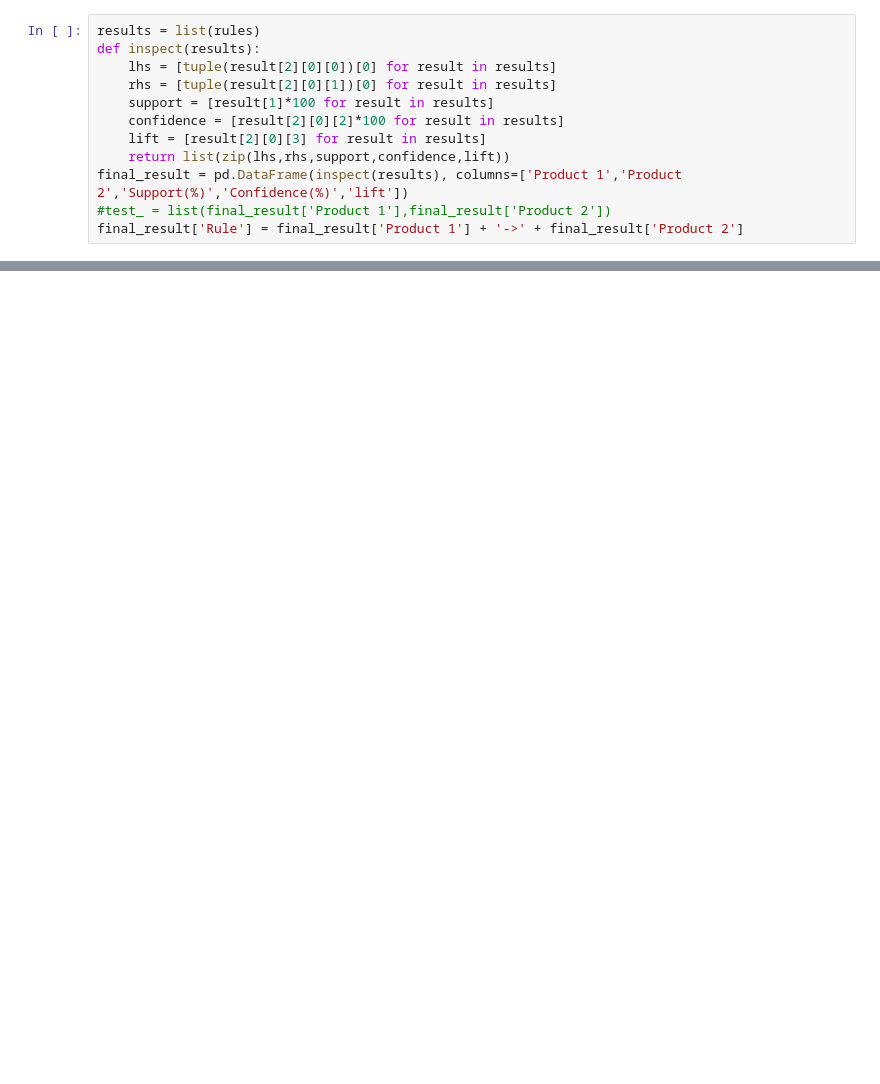
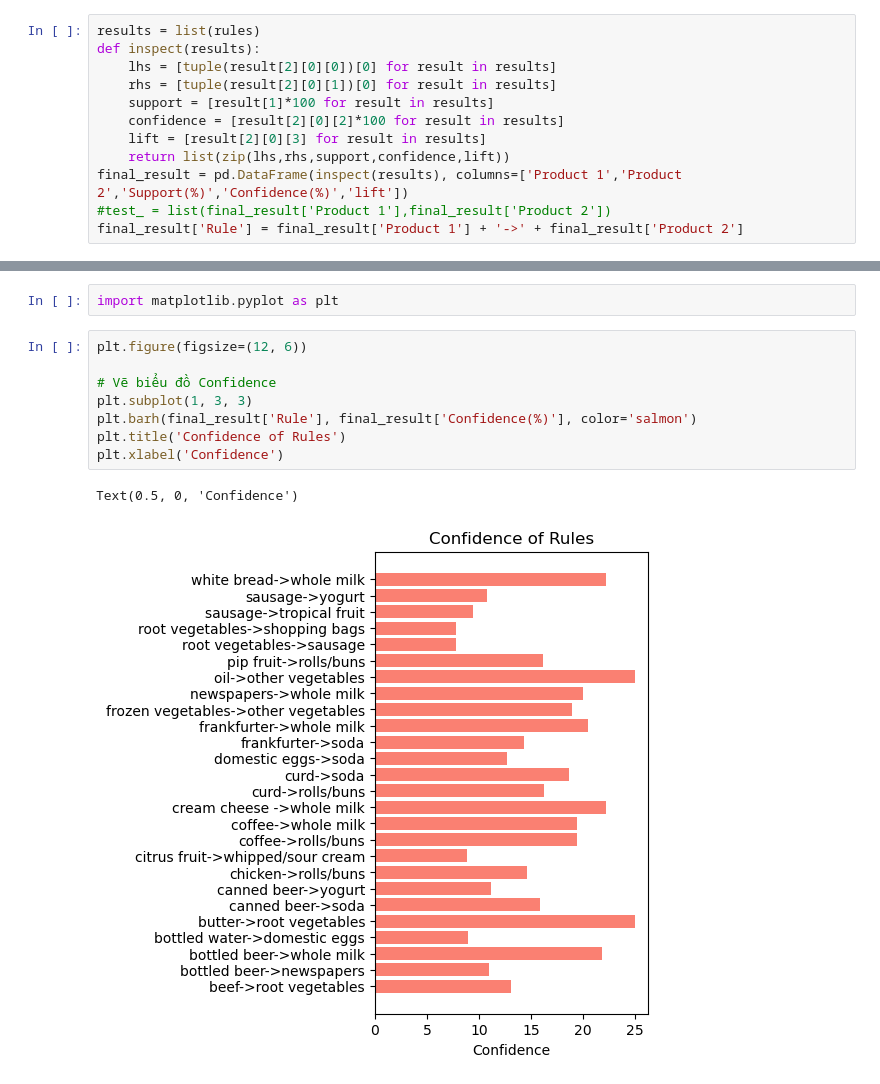
Before and after one commit to tiyeume25112004/Data-mining, a Jupyter notebook: requirements/btl/Untitled.ipynb, the cells around one changed output, grey strips where cells are left out. Drawn from its saved outputs; the diff is of its cells as text; blank space fills up the shorter version.

```diff
--- a/requirements/btl/Untitled.ipynb
+++ b/requirements/btl/Untitled.ipynb
@@ -253,0 +286,13 @@ final_result
+# %%
+import matplotlib.pyplot as plt
+# %%
+plt.figure(figsize=(12, 6))
+
+# Vẽ biểu đồ Confidence
+plt.subplot(1, 3, 3)
+plt.barh(final_result['Rule'], final_result['Confidence(%)'], color='salmon')
+plt.title('Confidence of Rules')
+plt.xlabel('Confidence')
+# %% [output]
+Text(0.5, 0, 'Confidence')
+[figure, added]
```
Also changed, not shown: parts of 15 cells of this notebook.
